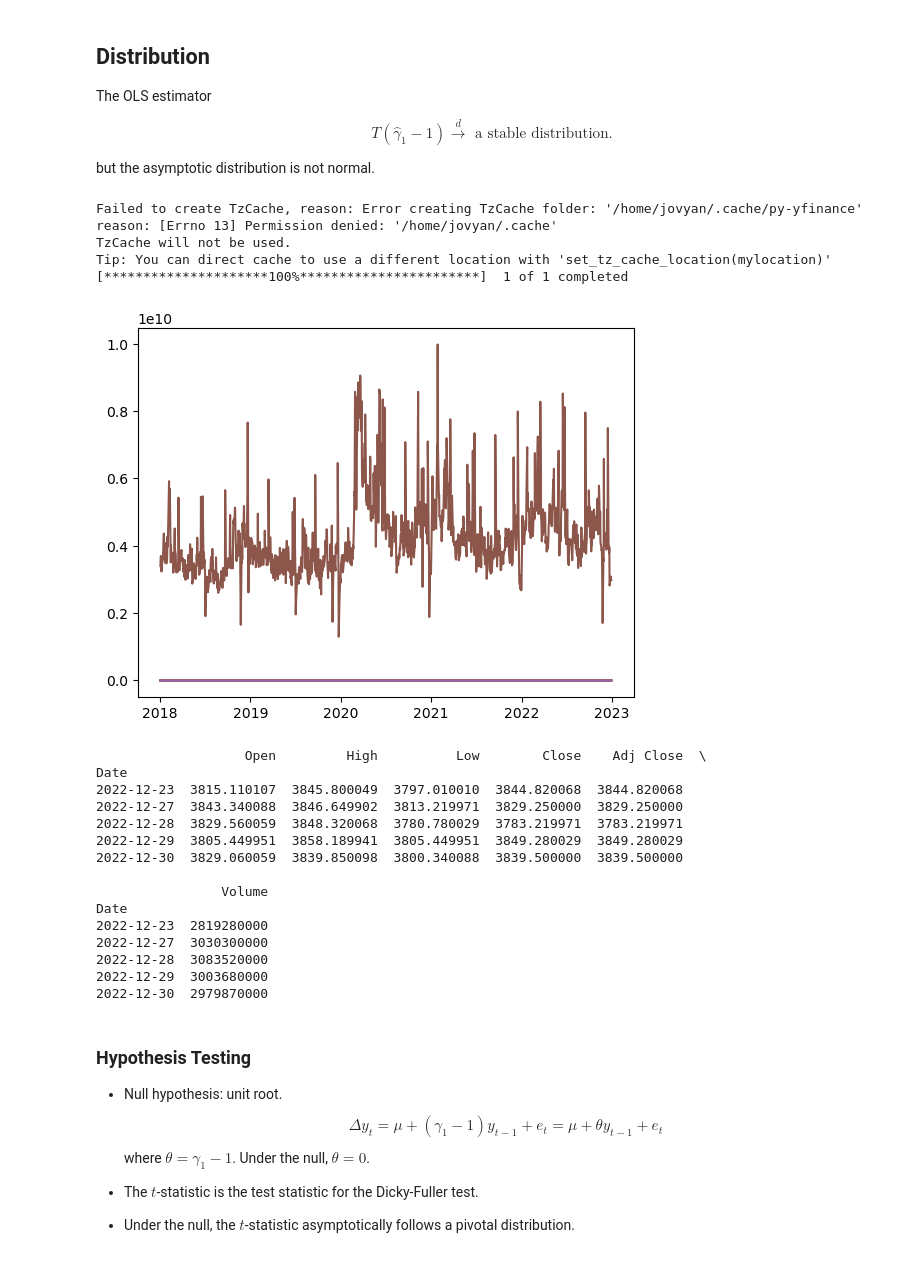
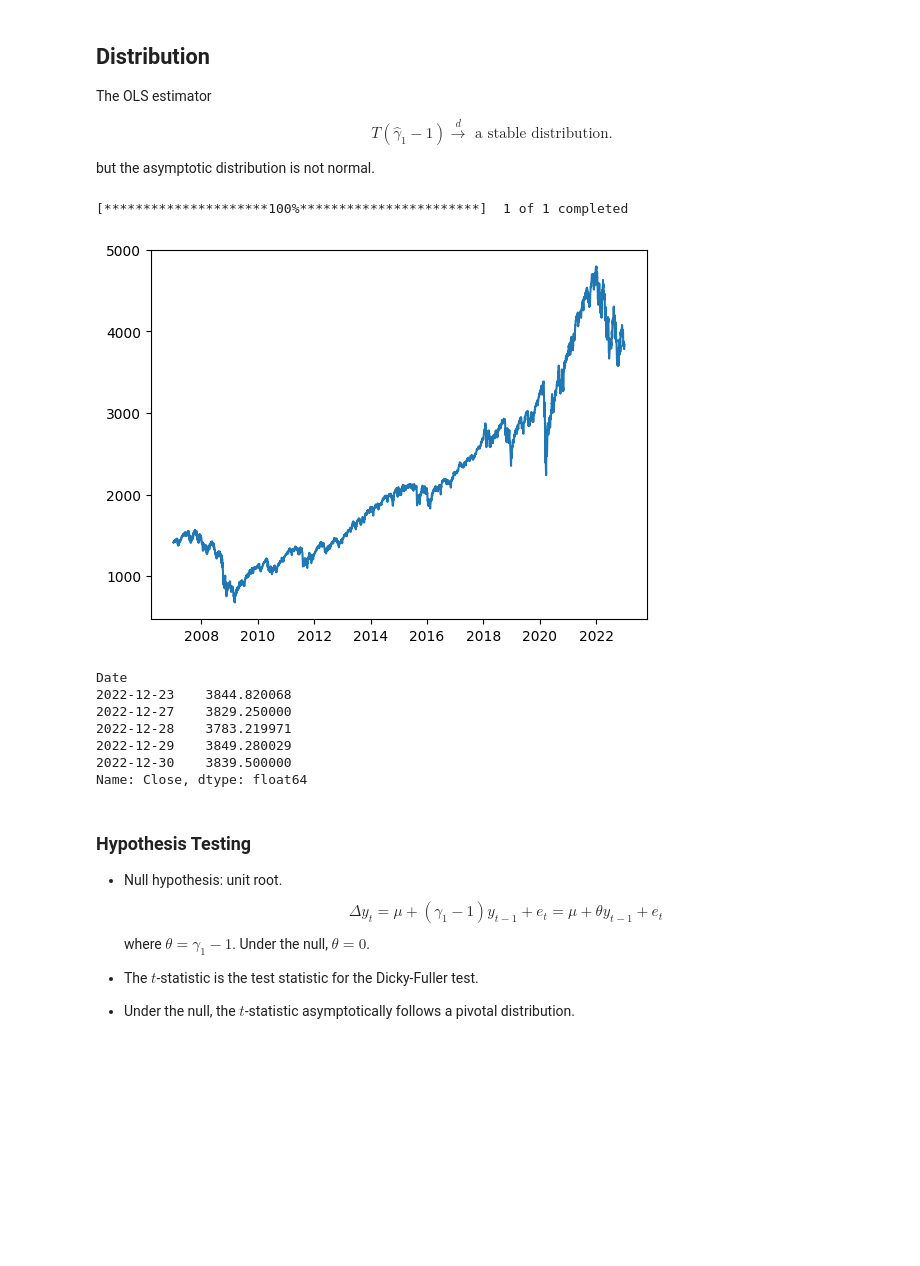
Before and after one commit to zhentaoshi/Econ_data_sci_python, a Jupyter notebook: Lecture_8.ipynb, the cells around one changed output. Cells and saved outputs as stored; diff of their text form; code cells hidden in the pictures; blank space fills up the shorter version.

```diff
--- a/Lecture_8.ipynb
+++ b/Lecture_8.ipynb
@@ -503,41 +503,30 @@ but the asymptotic distribution is not normal.
 # %%
 import pandas_datareader.data as web
 import matplotlib.pyplot as plt
 import datetime
 import yfinance as yf
 
 # Download S&P 500 (^GSPC) data
-start_date = '2018-01-01'
+start_date = '2007-01-01'
 end_date = '2023-01-01'
 ticker = '^GSPC'
 sp500_data = yf.download(ticker, start=start_date, end=end_date)
-y=sp500_data
+y = sp500_data['Close']
 
 plt.plot(y)
 plt.show()
 
 print(y.tail())
 # %% [output]
-Failed to create TzCache, reason: Error creating TzCache folder: '/home/jovyan/.cache/py-yfinance' reason: [Errno 13] Permission denied: '/home/jovyan/.cache'
-TzCache will not be used.
-Tip: You can direct cache to use a different location with 'set_tz_cache_location(mylocation)'
 [*********************100%***********************]  1 of 1 completed
-[figure, old version]
+[figure, new version]
-                   Open         High          Low        Close    Adj Close  \
 Date
-2022-12-23  3815.110107  3845.800049  3797.010010  3844.820068  3844.820068
-2022-12-27  3843.340088  3846.649902  3813.219971  3829.250000  3829.250000
-2022-12-28  3829.560059  3848.320068  3780.780029  3783.219971  3783.219971
-2022-12-29  3805.449951  3858.189941  3805.449951  3849.280029  3849.280029
-2022-12-30  3829.060059  3839.850098  3800.340088  3839.500000  3839.500000
-
-                Volume
-Date
-2022-12-23  2819280000
-2022-12-27  3030300000
-2022-12-28  3083520000
-2022-12-29  3003680000
-2022-12-30  2979870000
+2022-12-23    3844.820068
+2022-12-27    3829.250000
+2022-12-28    3783.219971
+2022-12-29    3849.280029
+2022-12-30    3839.500000
+Name: Close, dtype: float64
 # %% [markdown]
 ### Hypothesis Testing
 
```
Also changed, not shown: parts of 2 cells of this notebook, 2 other files.
